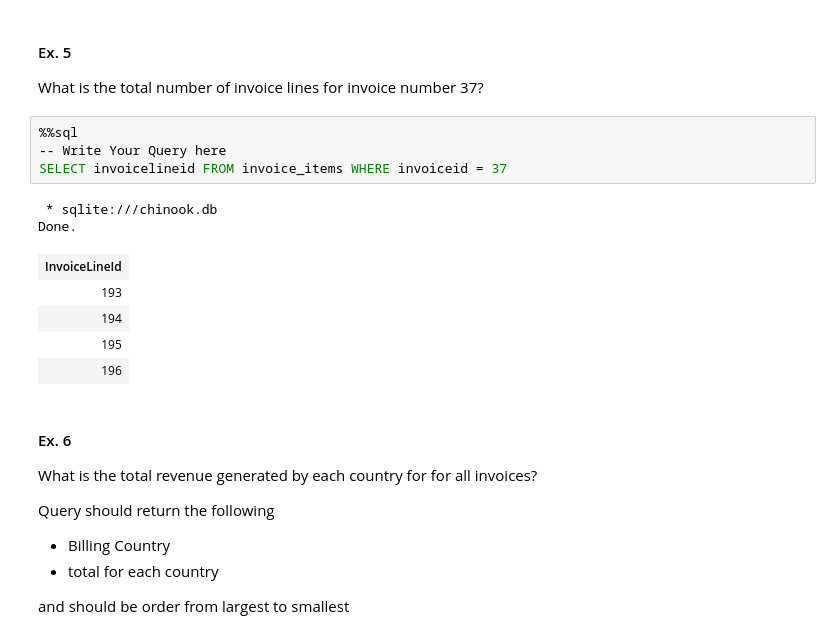
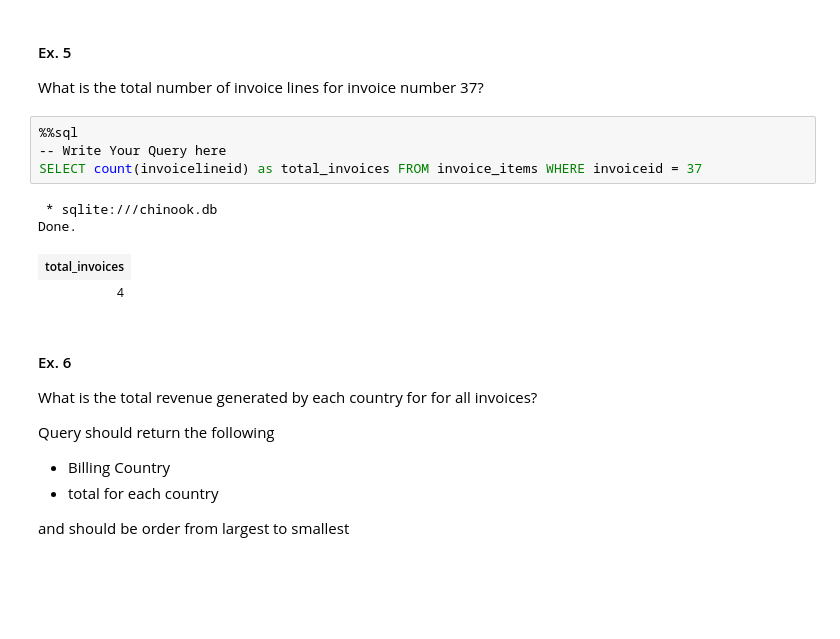
Before and after one commit to perezmolly973/CSC330-Introduction-to-SQL-T6, a Jupyter notebook: SQL_tutorial.ipynb, the cells around one changed output. Drawn from its saved outputs; the diff is of its cells as text; blank space fills up the shorter version.

```diff
--- a/SQL_tutorial.ipynb
+++ b/SQL_tutorial.ipynb
@@ -169,15 +182,12 @@ What is the total number of invoice lines for invoice number 37?
 # %%
 %%sql
 -- Write Your Query here
-SELECT invoicelineid FROM invoice_items WHERE invoiceid = 37
+SELECT count(invoicelineid) as total_invoices FROM invoice_items WHERE invoiceid = 37
 # %% [output]
  * sqlite:///chinook.db
 Done.
-| InvoiceLineId |
-| 193 |
-| 194 |
-| 195 |
-| 196 |
+| total_invoices |
+| 4 |
 # %% [markdown]
 #### Ex. 6
 What is the total revenue generated by each country for for all invoices?
```
Also changed, not shown: parts of 8 cells of this notebook.
